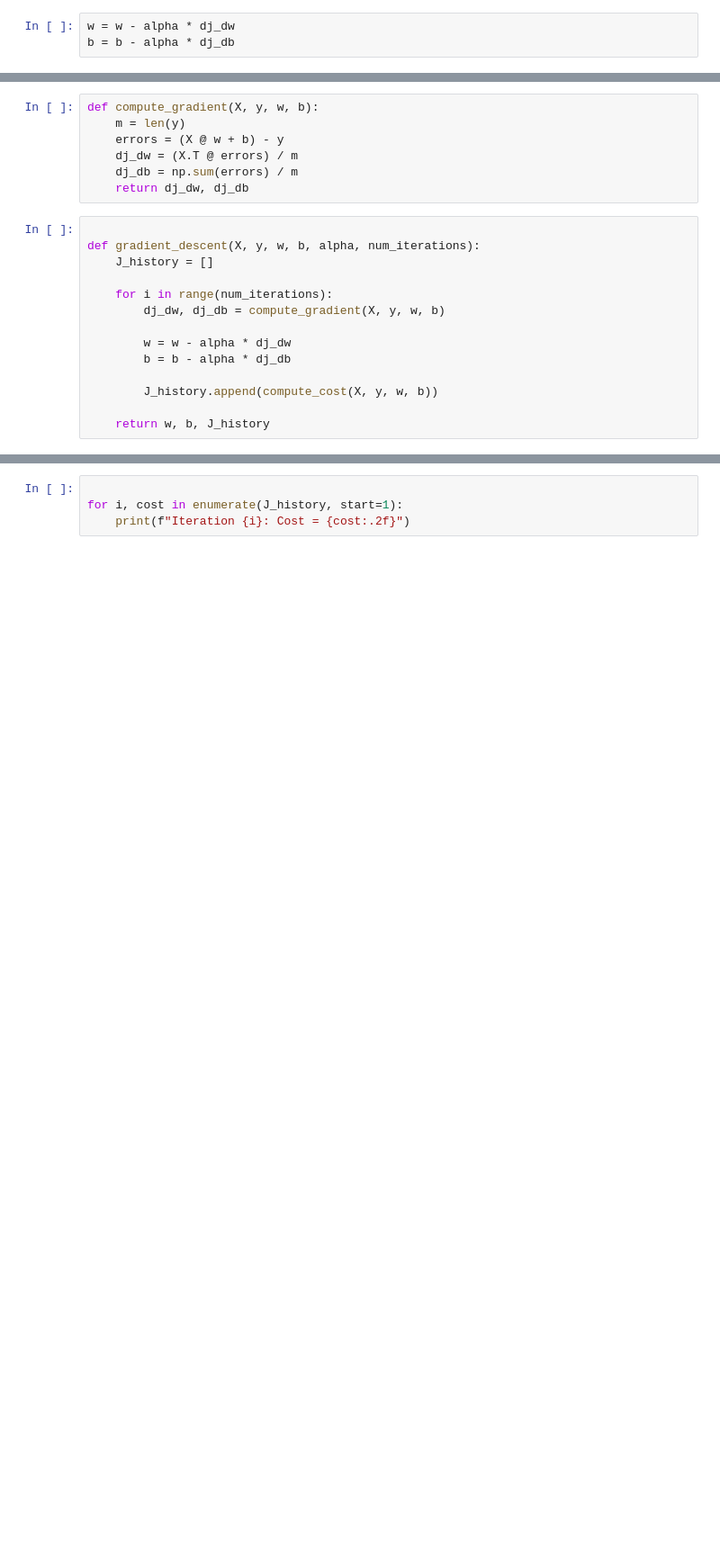
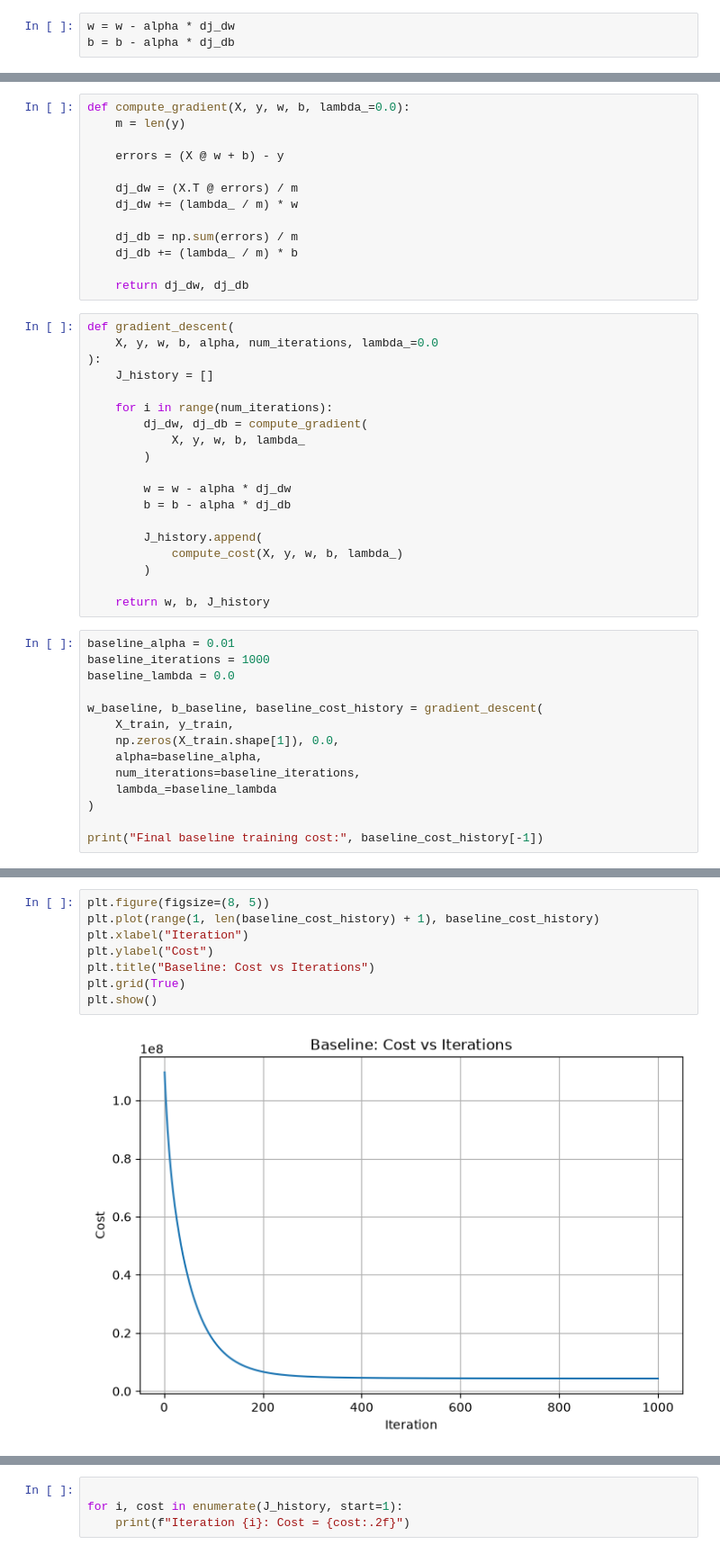
Before and after one commit to meakshayhari/Car-Price-Prediction, a Jupyter notebook: Car_Price_Prediction.ipynb, the cells around one changed output, grey strips where cells are left out. Shown at 90% size. Cells and saved outputs as stored; diff of their text form; blank space fills up the shorter version.

Commit message:
Added Graphs, displayed the effect with ddifferent values of hyperparameters, and also included the traing and test data matrix

```diff
--- a/Car_Price_Prediction.ipynb
+++ b/Car_Price_Prediction.ipynb
@@ -237,21 +244,46 @@ def compute_cost(X, y, w, b):
 # %%
-def compute_gradient(X, y, w, b):
+def compute_gradient(X, y, w, b, lambda_=0.0):
     m = len(y)
+
     errors = (X @ w + b) - y
+
     dj_dw = (X.T @ errors) / m
+    dj_dw += (lambda_ / m) * w
+
     dj_db = np.sum(errors) / m
+    dj_db += (lambda_ / m) * b
+
     return dj_dw, dj_db
 # %%
-
-def gradient_descent(X, y, w, b, alpha, num_iterations):
+def gradient_descent(
+    X, y, w, b, alpha, num_iterations, lambda_=0.0
+):
     J_history = []
 
     for i in range(num_iterations):
-        dj_dw, dj_db = compute_gradient(X, y, w, b)
+        dj_dw, dj_db = compute_gradient(
+            X, y, w, b, lambda_
+        )
 
         w = w - alpha * dj_dw
         b = b - alpha * dj_db
 
-        J_history.append(compute_cost(X, y, w, b))
+        J_history.append(
+            compute_cost(X, y, w, b, lambda_)
+        )
 
     return w, b, J_history
+# %%
+baseline_alpha = 0.01
+baseline_iterations = 1000
+baseline_lambda = 0.0
+
+w_baseline, b_baseline, baseline_cost_history = gradient_descent(
+    X_train, y_train,
+    np.zeros(X_train.shape[1]), 0.0,
+    alpha=baseline_alpha,
+    num_iterations=baseline_iterations,
+    lambda_=baseline_lambda
+)
+
+print("Final baseline training cost:", baseline_cost_history[-1])
@@ -257,0 +292,10 @@ def gradient_descent(X, y, w, b, alpha, num_iterations):
+# %%
+plt.figure(figsize=(8, 5))
+plt.plot(range(1, len(baseline_cost_history) + 1), baseline_cost_history)
+plt.xlabel("Iteration")
+plt.ylabel("Cost")
+plt.title("Baseline: Cost vs Iterations")
+plt.grid(True)
+plt.show()
+# %% [output]
+[figure, added]
```
Also changed, not shown: parts of 18 cells of this notebook.
